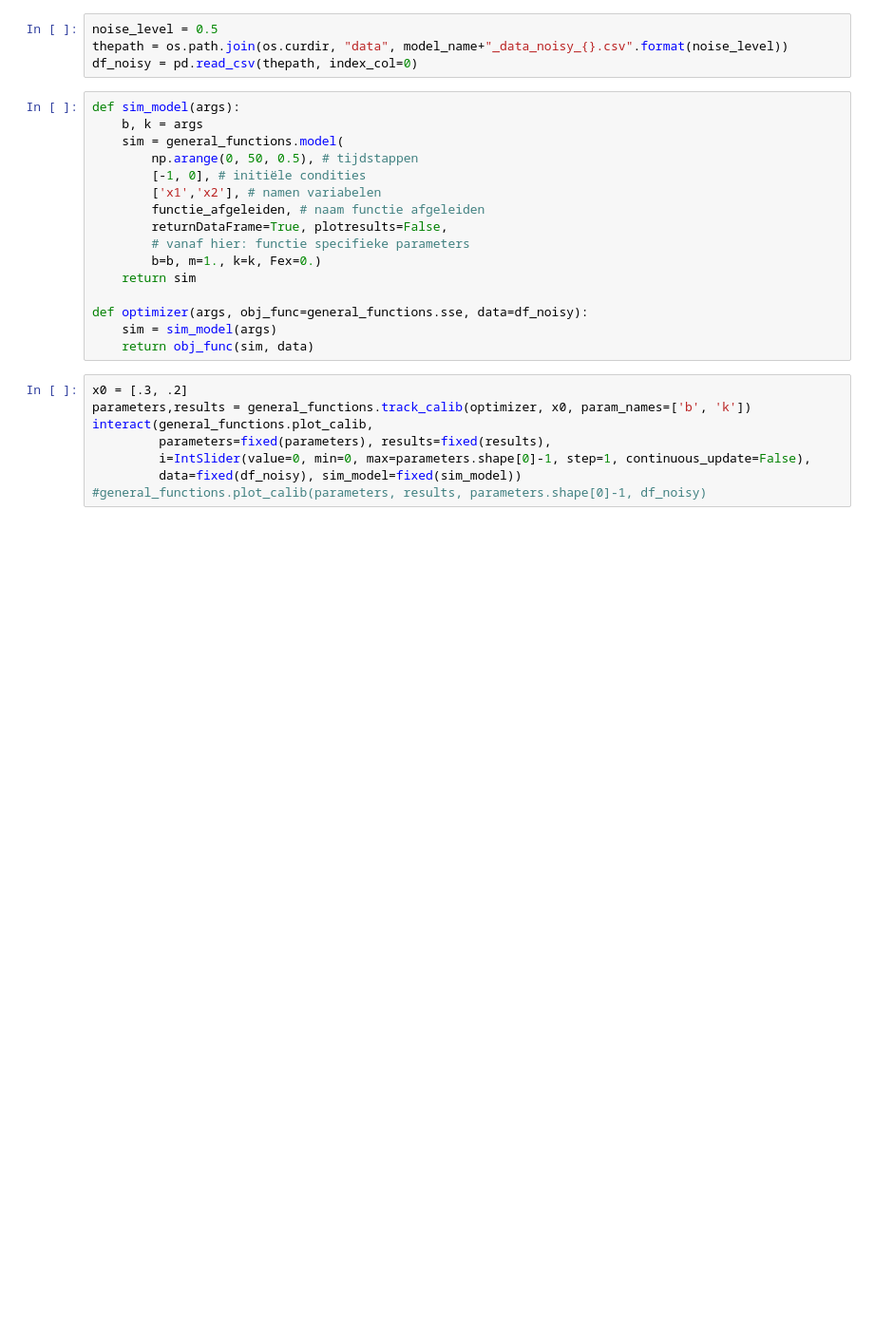
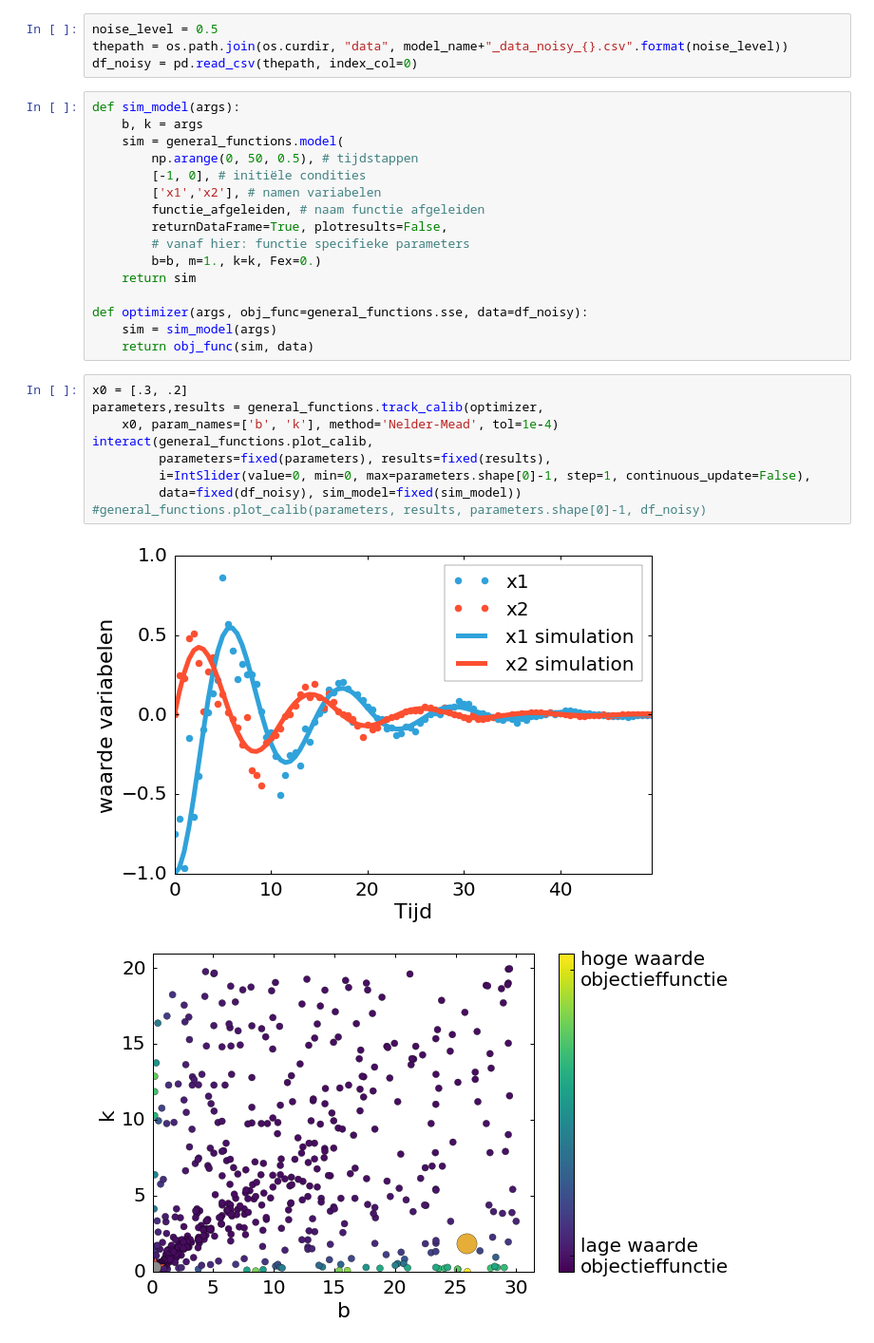
Before and after one commit to inopens/modsim_demos, a Jupyter notebook: force.ipynb, the cells around one changed output. Shown at 95% size. Saved outputs shown, nothing was run; the diff lists cells and outputs as text; blank space fills up the shorter version.

Commit message:
add optimiser options and contourplot of results

```diff
--- a/force.ipynb
+++ b/force.ipynb
@@ -121,9 +141,13 @@ def optimizer(args, obj_func=general_functions.sse, data=df_noisy):
     return obj_func(sim, data)
 # %%
 x0 = [.3, .2]
-parameters,results = general_functions.track_calib(optimizer, x0, param_names=['b', 'k'])
+parameters,results = general_functions.track_calib(optimizer,
+    x0, param_names=['b', 'k'], method='Nelder-Mead', tol=1e-4)
 interact(general_functions.plot_calib,
          parameters=fixed(parameters), results=fixed(results),
          i=IntSlider(value=0, min=0, max=parameters.shape[0]-1, step=1, continuous_update=False),
          data=fixed(df_noisy), sim_model=fixed(sim_model))
 #general_functions.plot_calib(parameters, results, parameters.shape[0]-1, df_noisy)
+# %% [output]
+[figure, added]
+[figure, added]
```
Also changed, not shown: parts of 6 cells of this notebook, 2 other files.
